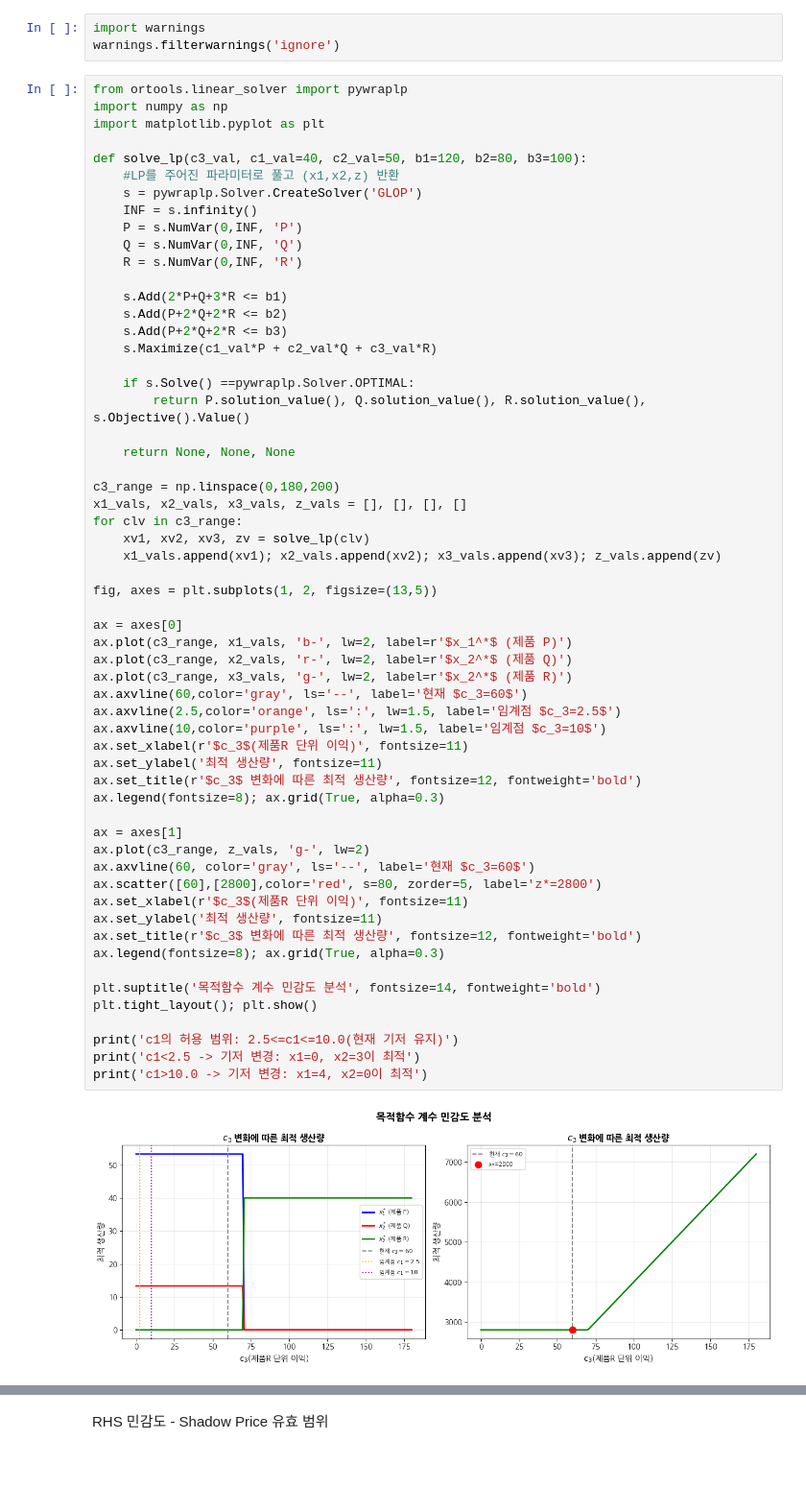
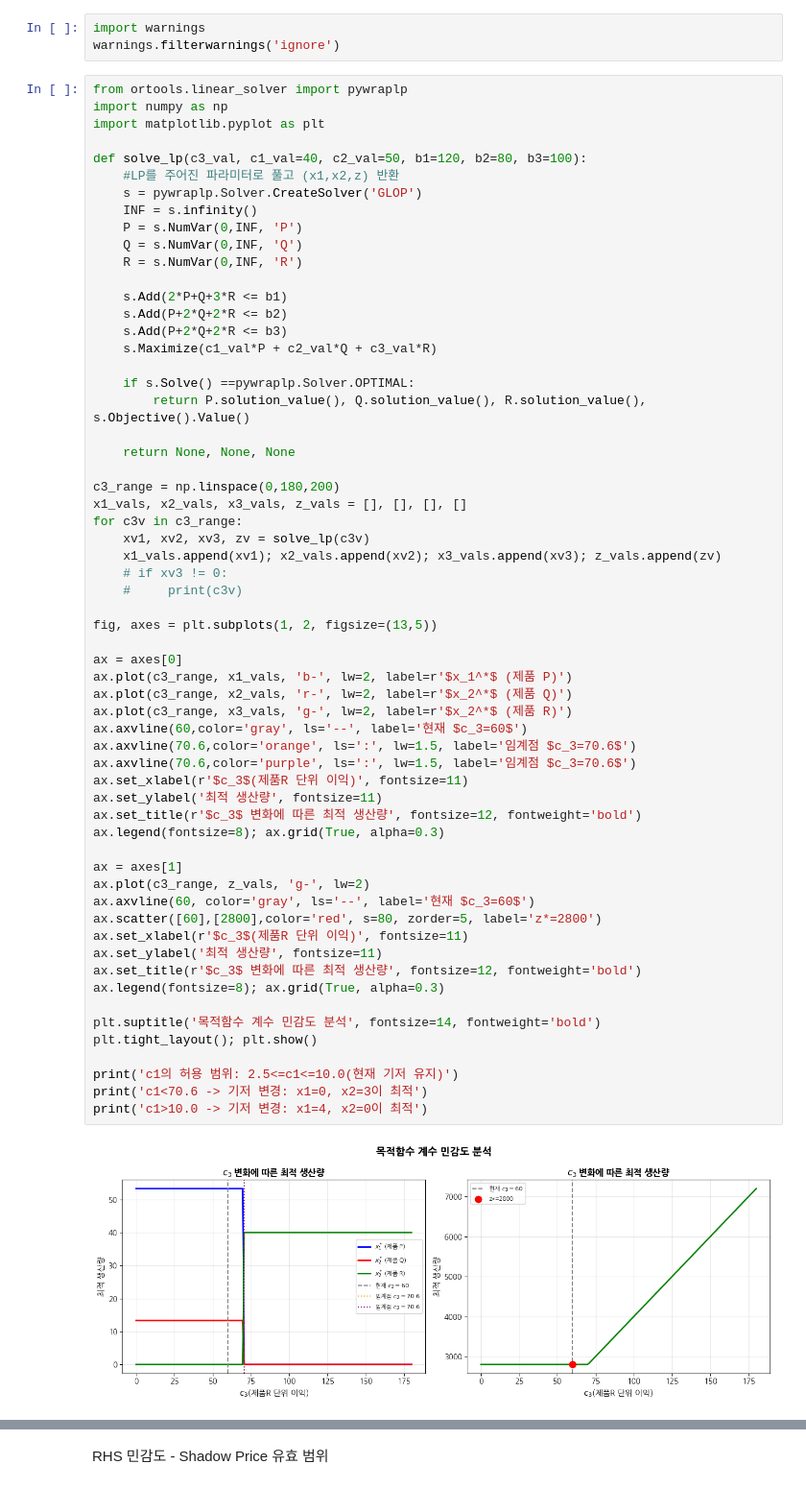
Before and after one commit to soomi-chloe/OR3_optimization, a Jupyter notebook: 04week.ipynb, the cells around one changed output, grey strips where cells are left out. Shown at 96% size. Cells and saved outputs as stored; diff of their text form.

```diff
--- a/04week.ipynb
+++ b/04week.ipynb
@@ -392,39 +394,41 @@ def solve_lp(c3_val, c1_val=40, c2_val=50, b1=120, b2=80, b3=100):
 
 c3_range = np.linspace(0,180,200)
 x1_vals, x2_vals, x3_vals, z_vals = [], [], [], []
-for clv in c3_range:
-    xv1, xv2, xv3, zv = solve_lp(clv)
+for c3v in c3_range:
+    xv1, xv2, xv3, zv = solve_lp(c3v)
     x1_vals.append(xv1); x2_vals.append(xv2); x3_vals.append(xv3); z_vals.append(zv)
+    # if xv3 != 0:
+    #     print(c3v)
 
 fig, axes = plt.subplots(1, 2, figsize=(13,5))
 
 ax = axes[0]
 ax.plot(c3_range, x1_vals, 'b-', lw=2, label=r'$x_1^*$ (제품 P)')
 ax.plot(c3_range, x2_vals, 'r-', lw=2, label=r'$x_2^*$ (제품 Q)')
 ax.plot(c3_range, x3_vals, 'g-', lw=2, label=r'$x_2^*$ (제품 R)')
 ax.axvline(60,color='gray', ls='--', label='현재 $c_3=60$')
-ax.axvline(2.5,color='orange', ls=':', lw=1.5, label='임계점 $c_3=2.5$')
-ax.axvline(10,color='purple', ls=':', lw=1.5, label='임계점 $c_3=10$')
+ax.axvline(70.6,color='orange', ls=':', lw=1.5, label='임계점 $c_3=70.6$')
+ax.axvline(70.6,color='purple', ls=':', lw=1.5, label='임계점 $c_3=70.6$')
 ax.set_xlabel(r'$c_3$(제품R 단위 이익)', fontsize=11)
 ax.set_ylabel('최적 생산량', fontsize=11)
 ax.set_title(r'$c_3$ 변화에 따른 최적 생산량', fontsize=12, fontweight='bold')
 ax.legend(fontsize=8); ax.grid(True, alpha=0.3)
 
 ax = axes[1]
 ax.plot(c3_range, z_vals, 'g-', lw=2)
 ax.axvline(60, color='gray', ls='--', label='현재 $c_3=60$')
 ax.scatter([60],[2800],color='red', s=80, zorder=5, label='z*=2800')
 ax.set_xlabel(r'$c_3$(제품R 단위 이익)', fontsize=11)
 ax.set_ylabel('최적 생산량', fontsize=11)
 ax.set_title(r'$c_3$ 변화에 따른 최적 생산량', fontsize=12, fontweight='bold')
 ax.legend(fontsize=8); ax.grid(True, alpha=0.3)
 
 plt.suptitle('목적함수 계수 민감도 분석', fontsize=14, fontweight='bold')
 plt.tight_layout(); plt.show()
 
 print('c1의 허용 범위: 2.5<=c1<=10.0(현재 기저 유지)')
-print('c1<2.5 -> 기저 변경: x1=0, x2=3이 최적')
+print('c1<70.6 -> 기저 변경: x1=0, x2=3이 최적')
 print('c1>10.0 -> 기저 변경: x1=4, x2=0이 최적')
 # %% [output]
-[figure, old version]
+[figure, new version]
 c1의 허용 범위: 2.5<=c1<=10.0(현재 기저 유지)
```
Also changed, not shown: parts of 2 cells of this notebook.
